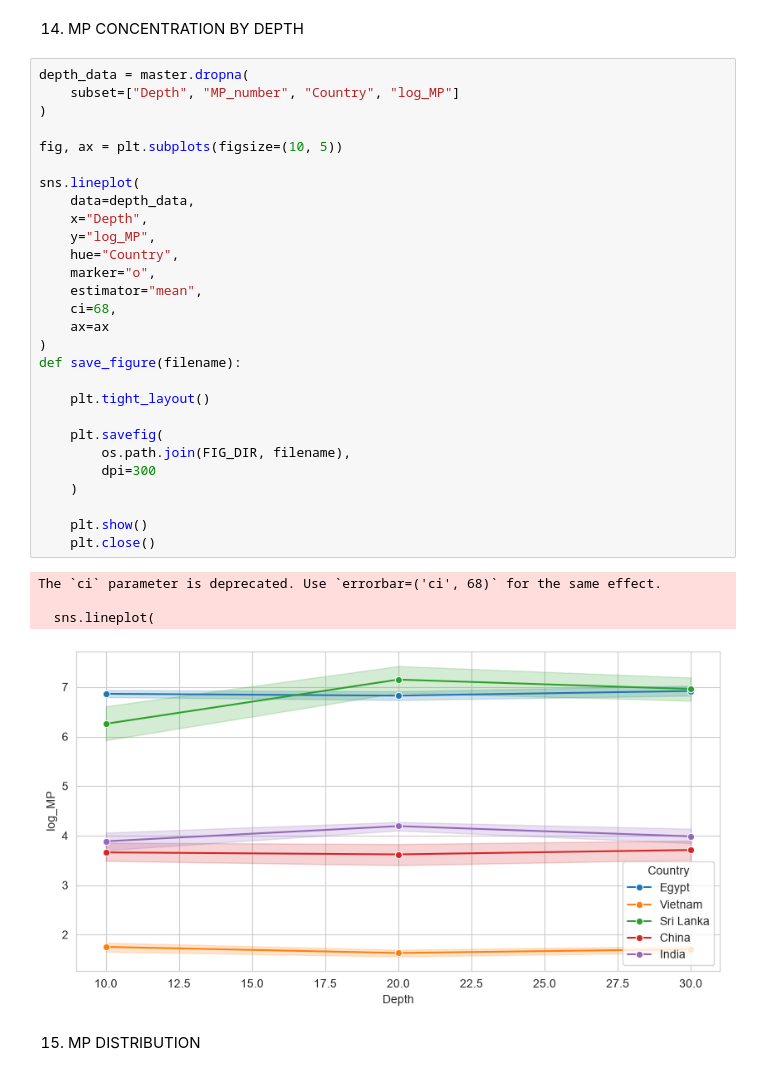
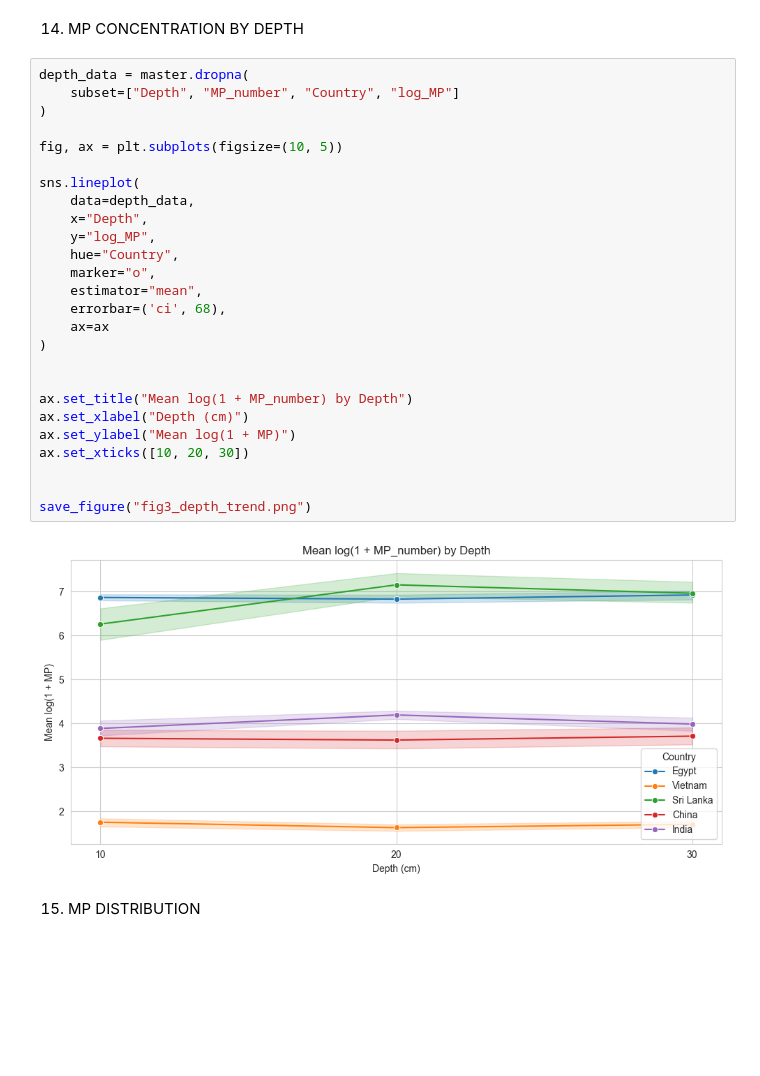
Before and after one commit to ni8hat/soil_microplastic, a Jupyter notebook: soil_microplastic.ipynb, the cells around one changed output. Drawn from its saved outputs; the diff is of its cells as text; blank space fills up the shorter version.

```diff
--- a/soil_microplastic.ipynb
+++ b/soil_microplastic.ipynb
@@ -849,36 +849,31 @@ save_figure("fig2_raw_vs_log.png")
 # %%
 depth_data = master.dropna(
     subset=["Depth", "MP_number", "Country", "log_MP"]
 )
 
 fig, ax = plt.subplots(figsize=(10, 5))
 
 sns.lineplot(
     data=depth_data,
     x="Depth",
     y="log_MP",
     hue="Country",
     marker="o",
     estimator="mean",
-    ci=68,
+    errorbar=('ci', 68),
     ax=ax
 )
-def save_figure(filename):
 
-    plt.tight_layout()
 
-    plt.savefig(
-        os.path.join(FIG_DIR, filename),
-        dpi=300
-    )
+ax.set_title("Mean log(1 + MP_number) by Depth")
+ax.set_xlabel("Depth (cm)")
+ax.set_ylabel("Mean log(1 + MP)")
+ax.set_xticks([10, 20, 30])
 
-    plt.show()
-    plt.close()
+
+save_figure("fig3_depth_trend.png")
 # %% [output]
-The `ci` parameter is deprecated. Use `errorbar=('ci', 68)` for the same effect.
-
-  sns.lineplot(
-[figure, old version]
+[figure, new version]
 # %% [markdown]
 15. MP DISTRIBUTION
 # %%
```
Also changed, not shown: parts of 6 cells of this notebook, 17 other files.
